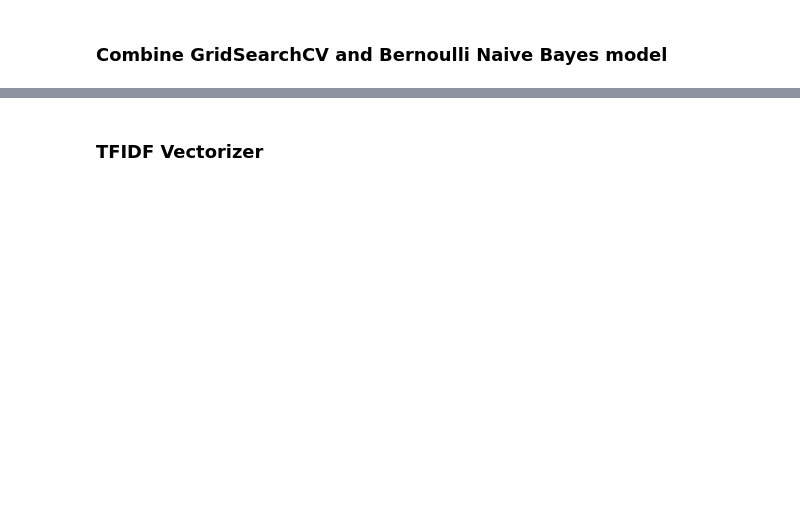
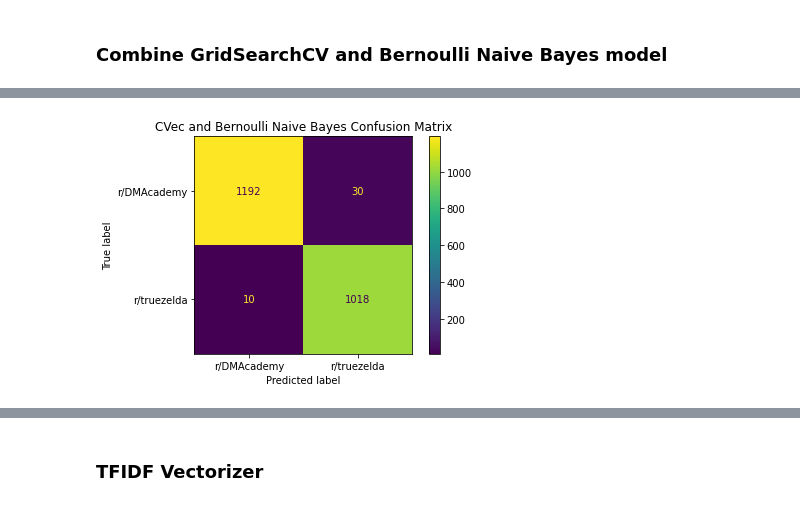
Before and after one commit to dgumustel/nlp_predictive_models, a Jupyter notebook: notebooks/04_dnd_zelda_model.ipynb, the cells around one changed output, grey strips where cells are left out. Drawn from its saved outputs; the diff is of its cells as text; code cells hidden in the pictures; blank space fills up the shorter version.

Commit message:
polished visualizations, refit models

```diff
--- a/notebooks/04_dnd_zelda_model.ipynb
+++ b/notebooks/04_dnd_zelda_model.ipynb
@@ -199,7 +207,10 @@ test accuracy: 0.996
 # %%
-preds = gs.predict(X_test)
+preds_cvec = gs.predict(X_test)
 # %%
 cm = confusion_matrix(y_test, preds)
 tn, fp, fn, tp = cm.ravel()
-
-ConfusionMatrixDisplay(cm).plot();
+ConfusionMatrixDisplay(cm, display_labels=['r/DMAcademy','r/truezelda']).plot();
+plt.title('CVec and Bernoulli Naive Bayes Confusion Matrix')
+plt.savefig('../visualizations/bnb_cvec_confusion_matrix.png')
+# %% [output]
+[figure, added]
```
Also changed, not shown: parts of 43 cells of this notebook, 15 other files.
